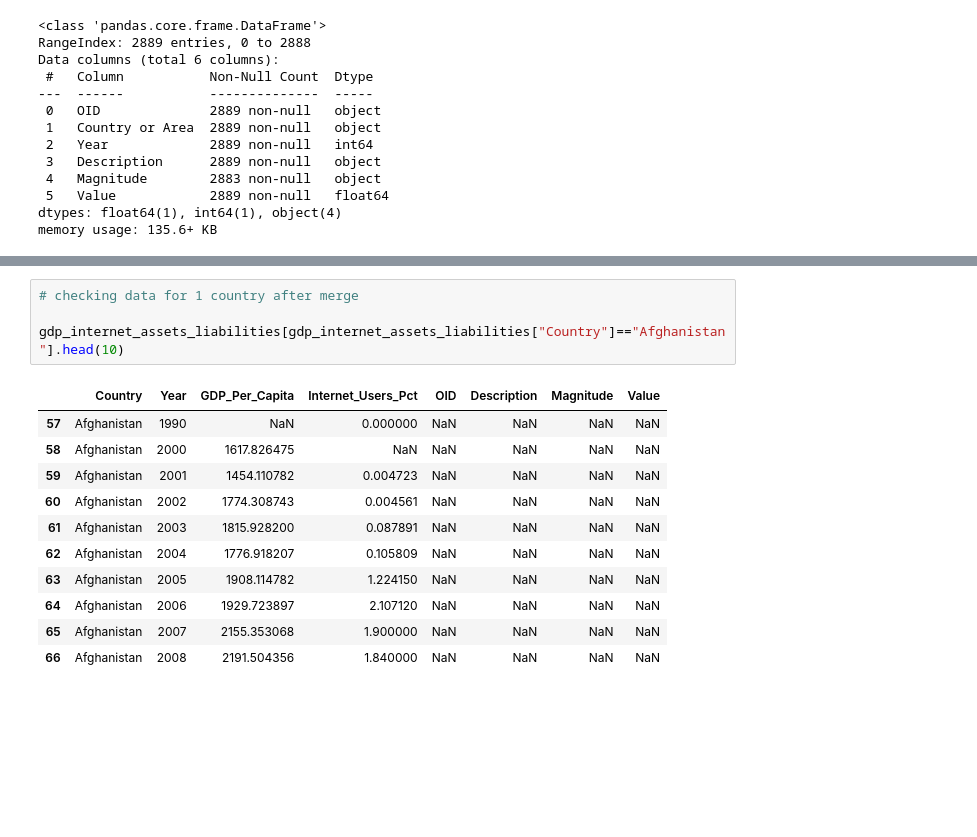
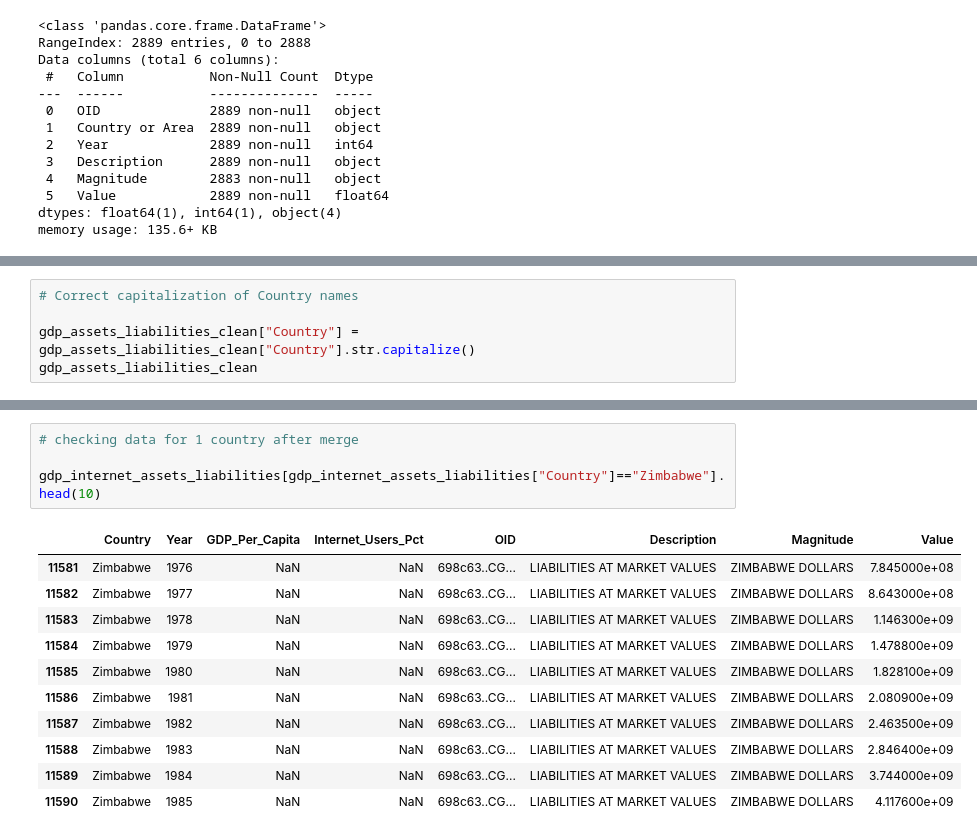
Before and after one commit to NSS-Data-Analytics-Cohort-16/da16-python-gdp-and-internet-use-analysis-janvimehendale, a Jupyter notebook: notebooks/gdp_internetuse.ipynb, the cells around one changed output, grey strips where cells are left out. Saved outputs shown, nothing was run; the diff lists cells and outputs as text; blank space fills up the shorter version.

```diff
--- a/notebooks/gdp_internetuse.ipynb
+++ b/notebooks/gdp_internetuse.ipynb
@@ -1310,0 +1304,5 @@ gdp_assets_liabilities_clean.head()
+# %%
+# Correct capitalization of Country names
+
+gdp_assets_liabilities_clean["Country"] = gdp_assets_liabilities_clean["Country"].str.capitalize()
+gdp_assets_liabilities_clean
@@ -1330,19 +1358,19 @@ memory usage: 774.4+ KB
 # %%
 # checking data for 1 country after merge
 
-gdp_internet_assets_liabilities[gdp_internet_assets_liabilities["Country"]=="Afghanistan"].head(10)
+gdp_internet_assets_liabilities[gdp_internet_assets_liabilities["Country"]=="Zimbabwe"].head(10)
 # %% [output]
 |  | Country | Year | GDP_Per_Capita | Internet_Users_Pct | OID | Description | Magnitude | Value |
-| 57 | Afghanistan | 1990 | NaN | 0.000000 | NaN | NaN | NaN | NaN |
-| 58 | Afghanistan | 2000 | 1617.826475 | NaN | NaN | NaN | NaN | NaN |
-| 59 | Afghanistan | 2001 | 1454.110782 | 0.004723 | NaN | NaN | NaN | NaN |
-| 60 | Afghanistan | 2002 | 1774.308743 | 0.004561 | NaN | NaN | NaN | NaN |
-| 61 | Afghanistan | 2003 | 1815.928200 | 0.087891 | NaN | NaN | NaN | NaN |
-| 62 | Afghanistan | 2004 | 1776.918207 | 0.105809 | NaN | NaN | NaN | NaN |
-| 63 | Afghanistan | 2005 | 1908.114782 | 1.224150 | NaN | NaN | NaN | NaN |
-| 64 | Afghanistan | 2006 | 1929.723897 | 2.107120 | NaN | NaN | NaN | NaN |
-| 65 | Afghanistan | 2007 | 2155.353068 | 1.900000 | NaN | NaN | NaN | NaN |
-| 66 | Afghanistan | 2008 | 2191.504356 | 1.840000 | NaN | NaN | NaN | NaN |
+| 11581 | Zimbabwe | 1976 | NaN | NaN | 698c63..CG... | LIABILITIES AT MARKET VALUES | ZIMBABWE DOLLARS | 7.845000e+08 |
+| 11582 | Zimbabwe | 1977 | NaN | NaN | 698c63..CG... | LIABILITIES AT MARKET VALUES | ZIMBABWE DOLLARS | 8.643000e+08 |
+| 11583 | Zimbabwe | 1978 | NaN | NaN | 698c63..CG... | LIABILITIES AT MARKET VALUES | ZIMBABWE DOLLARS | 1.146300e+09 |
+| 11584 | Zimbabwe | 1979 | NaN | NaN | 698c63..CG... | LIABILITIES AT MARKET VALUES | ZIMBABWE DOLLARS | 1.478800e+09 |
+| 11585 | Zimbabwe | 1980 | NaN | NaN | 698c63..CG... | LIABILITIES AT MARKET VALUES | ZIMBABWE DOLLARS | 1.828100e+09 |
+| 11586 | Zimbabwe | 1981 | NaN | NaN | 698c63..CG... | LIABILITIES AT MARKET VALUES | ZIMBABWE DOLLARS | 2.080900e+09 |
+| 11587 | Zimbabwe | 1982 | NaN | NaN | 698c63..CG... | LIABILITIES AT MARKET VALUES | ZIMBABWE DOLLARS | 2.463500e+09 |
+| 11588 | Zimbabwe | 1983 | NaN | NaN | 698c63..CG... | LIABILITIES AT MARKET VALUES | ZIMBABWE DOLLARS | 2.846400e+09 |
+| 11589 | Zimbabwe | 1984 | NaN | NaN | 698c63..CG... | LIABILITIES AT MARKET VALUES | ZIMBABWE DOLLARS | 3.744000e+09 |
+| 11590 | Zimbabwe | 1985 | NaN | NaN | 698c63..CG... | LIABILITIES AT MARKET VALUES | ZIMBABWE DOLLARS | 4.117600e+09 |
 # %%
 # checking data of the country in the original data set(before merge)
 
```
Also changed, not shown: parts of 10 cells of this notebook.
